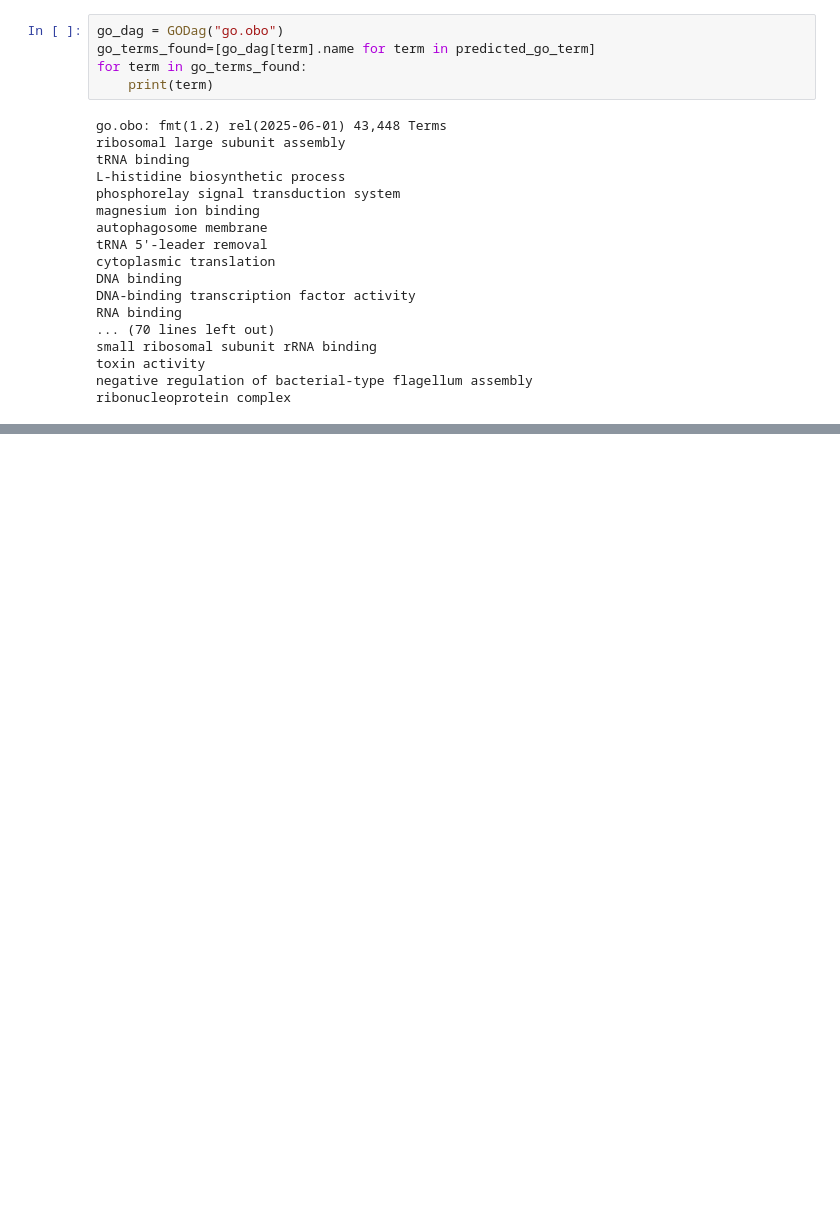
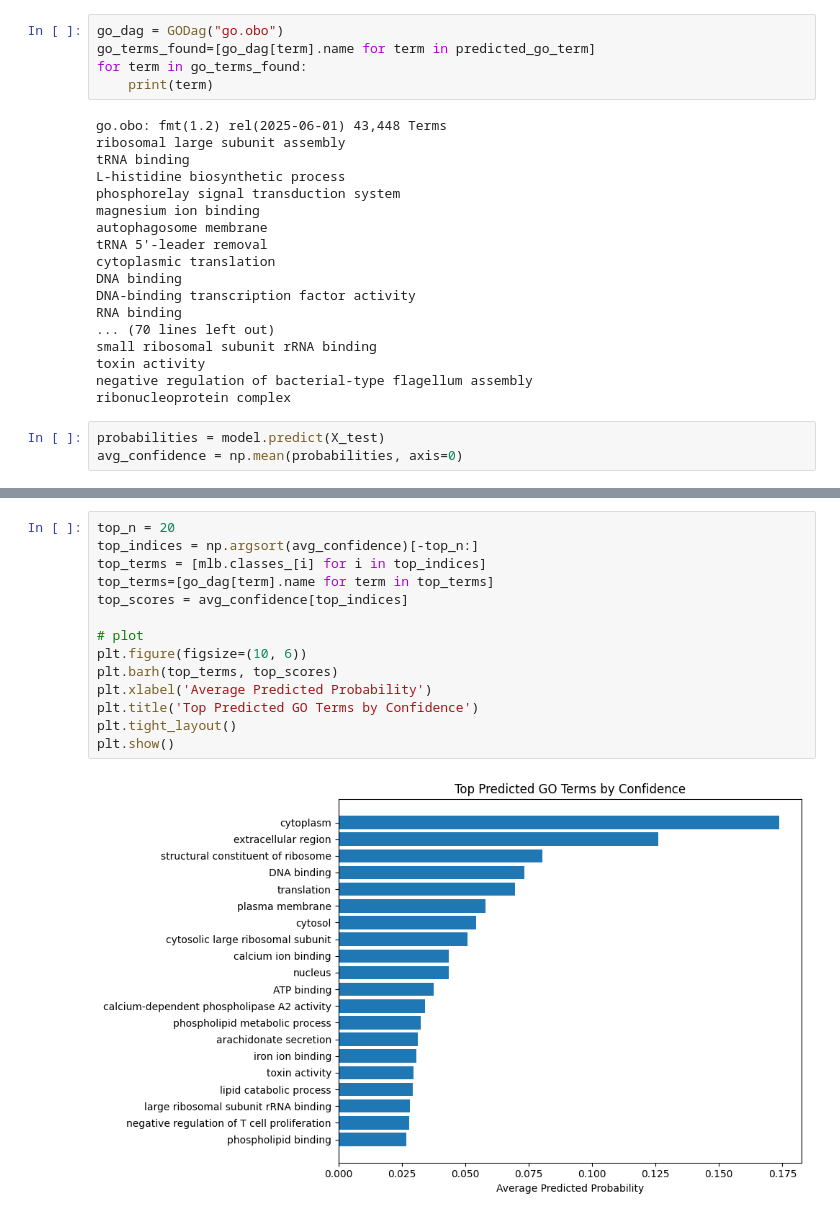
Before and after one commit to Nico9090/mL-protein, a Jupyter notebook: protein_ML.ipynb, the cells around one changed output, grey strips where cells are left out. Drawn from its saved outputs; the diff is of its cells as text; blank space fills up the shorter version.

Commit message:
Added confidence plot

```diff
--- a/protein_ML.ipynb
+++ b/protein_ML.ipynb
@@ -312,3 +312,6 @@ small ribosomal subunit rRNA binding
 toxin activity
 negative regulation of bacterial-type flagellum assembly
 ribonucleoprotein complex
+# %%
+probabilities = model.predict(X_test)
+avg_confidence = np.mean(probabilities, axis=0)
@@ -314,0 +320,16 @@ ribonucleoprotein complex
+# %%
+top_n = 20
+top_indices = np.argsort(avg_confidence)[-top_n:]
+top_terms = [mlb.classes_[i] for i in top_indices]
+top_terms=[go_dag[term].name for term in top_terms]
+top_scores = avg_confidence[top_indices]
+
+# plot
+plt.figure(figsize=(10, 6))
+plt.barh(top_terms, top_scores)
+plt.xlabel('Average Predicted Probability')
+plt.title('Top Predicted GO Terms by Confidence')
+plt.tight_layout()
+plt.show()
+# %% [output]
+[figure, added]
```
Also changed, not shown: parts of 1 cell of this notebook.
